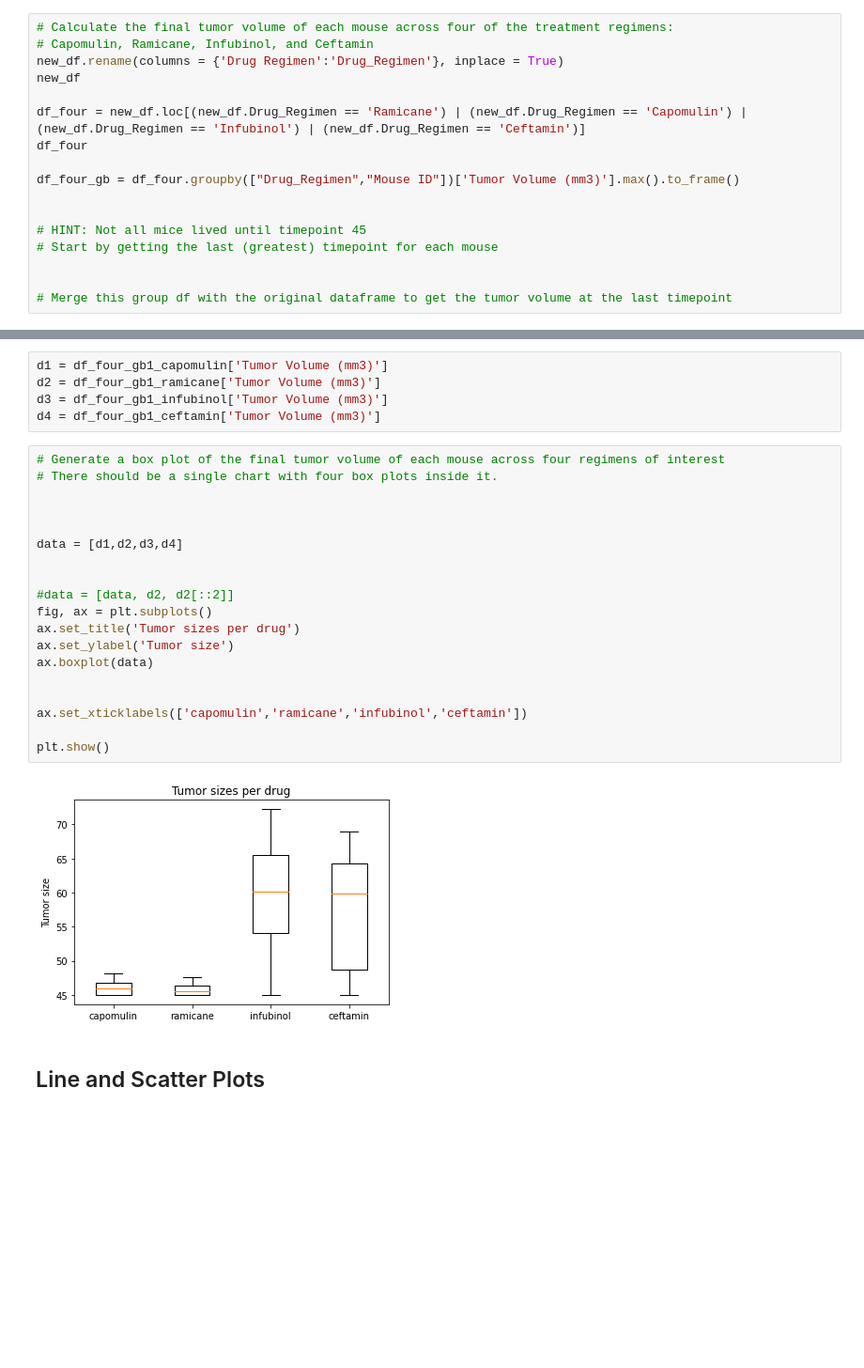
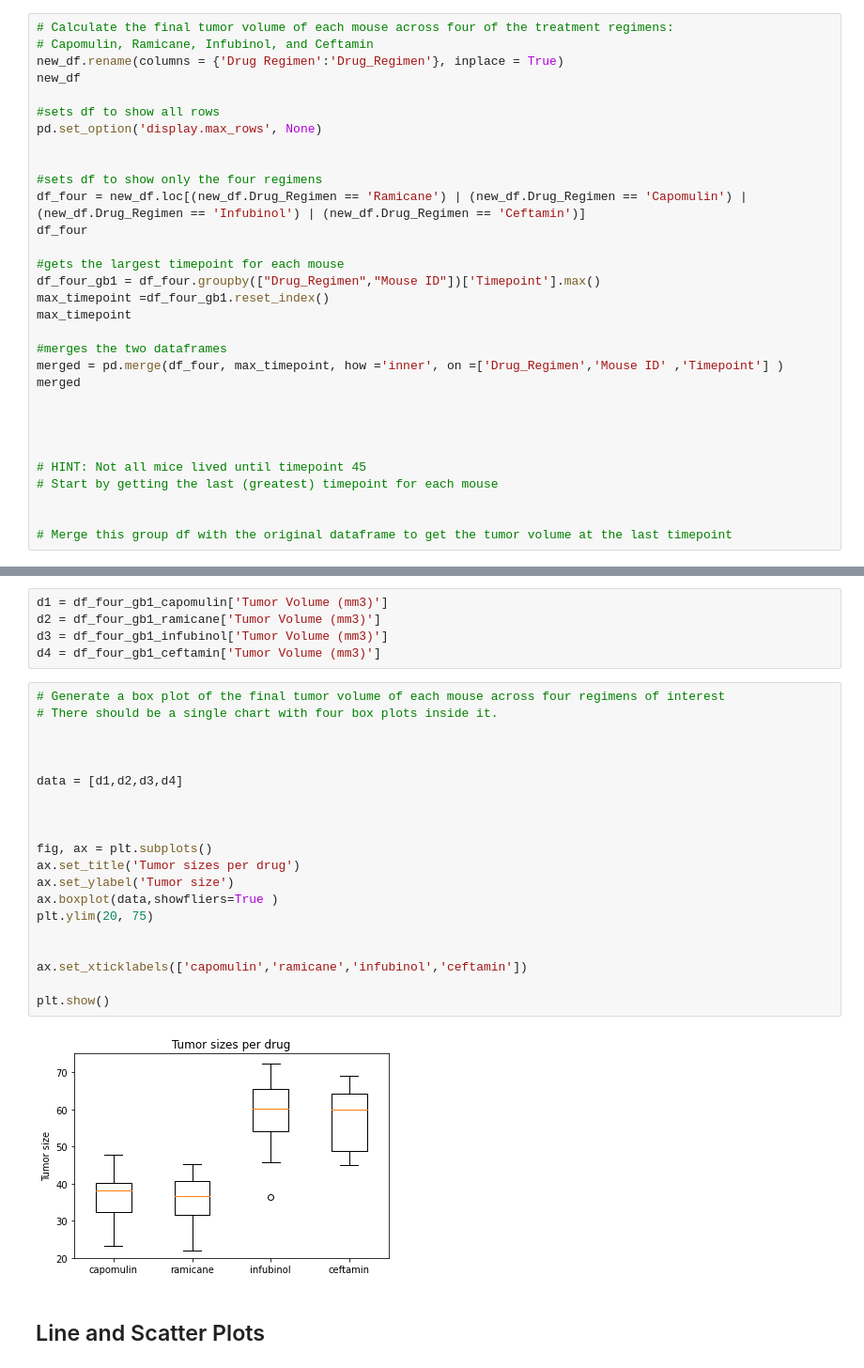
Before and after one commit to bregan78/Matplotlib, a Jupyter notebook: pymaceuticals.ipynb, the cells around one changed output, grey strips where cells are left out. Shown at 94% size. Cells and saved outputs as stored; diff of their text form; blank space fills up the shorter version.

Commit message:
updated merged section and added some comments

```diff
--- a/pymaceuticals.ipynb
+++ b/pymaceuticals.ipynb
@@ -186,10 +196,24 @@ plt.show()
 new_df.rename(columns = {'Drug Regimen':'Drug_Regimen'}, inplace = True)
 new_df
 
+#sets df to show all rows
+pd.set_option('display.max_rows', None)
+
+
+#sets df to show only the four regimens
 df_four = new_df.loc[(new_df.Drug_Regimen == 'Ramicane') | (new_df.Drug_Regimen == 'Capomulin') | (new_df.Drug_Regimen == 'Infubinol') | (new_df.Drug_Regimen == 'Ceftamin')]
 df_four
 
-df_four_gb = df_four.groupby(["Drug_Regimen","Mouse ID"])['Tumor Volume (mm3)'].max().to_frame()
+#gets the largest timepoint for each mouse
+df_four_gb1 = df_four.groupby(["Drug_Regimen","Mouse ID"])['Timepoint'].max()
+max_timepoint =df_four_gb1.reset_index()
+max_timepoint
+
+#merges the two dataframes
+merged = pd.merge(df_four, max_timepoint, how ='inner', on =['Drug_Regimen','Mouse ID' ,'Timepoint'] )
+merged
+
+
 
 
 # HINT: Not all mice lived until timepoint 45
@@ -343,24 +373,25 @@ d4 = df_four_gb1_ceftamin['Tumor Volume (mm3)']
 # %%
 # Generate a box plot of the final tumor volume of each mouse across four regimens of interest
 # There should be a single chart with four box plots inside it.
 
 
 
 data = [d1,d2,d3,d4]
 
 
-#data = [data, d2, d2[::2]]
+
 fig, ax = plt.subplots()
 ax.set_title('Tumor sizes per drug')
 ax.set_ylabel('Tumor size')
-ax.boxplot(data)
+ax.boxplot(data,showfliers=True )
+plt.ylim(20, 75)
 
 
 ax.set_xticklabels(['capomulin','ramicane','infubinol','ceftamin'])
 
 plt.show()
 # %% [output]
-[figure, old version]
+[figure, new version]
 # %% [markdown]
 ## Line and Scatter Plots
 # %%
```
Also changed, not shown: parts of 8 cells of this notebook, 1 other file.
